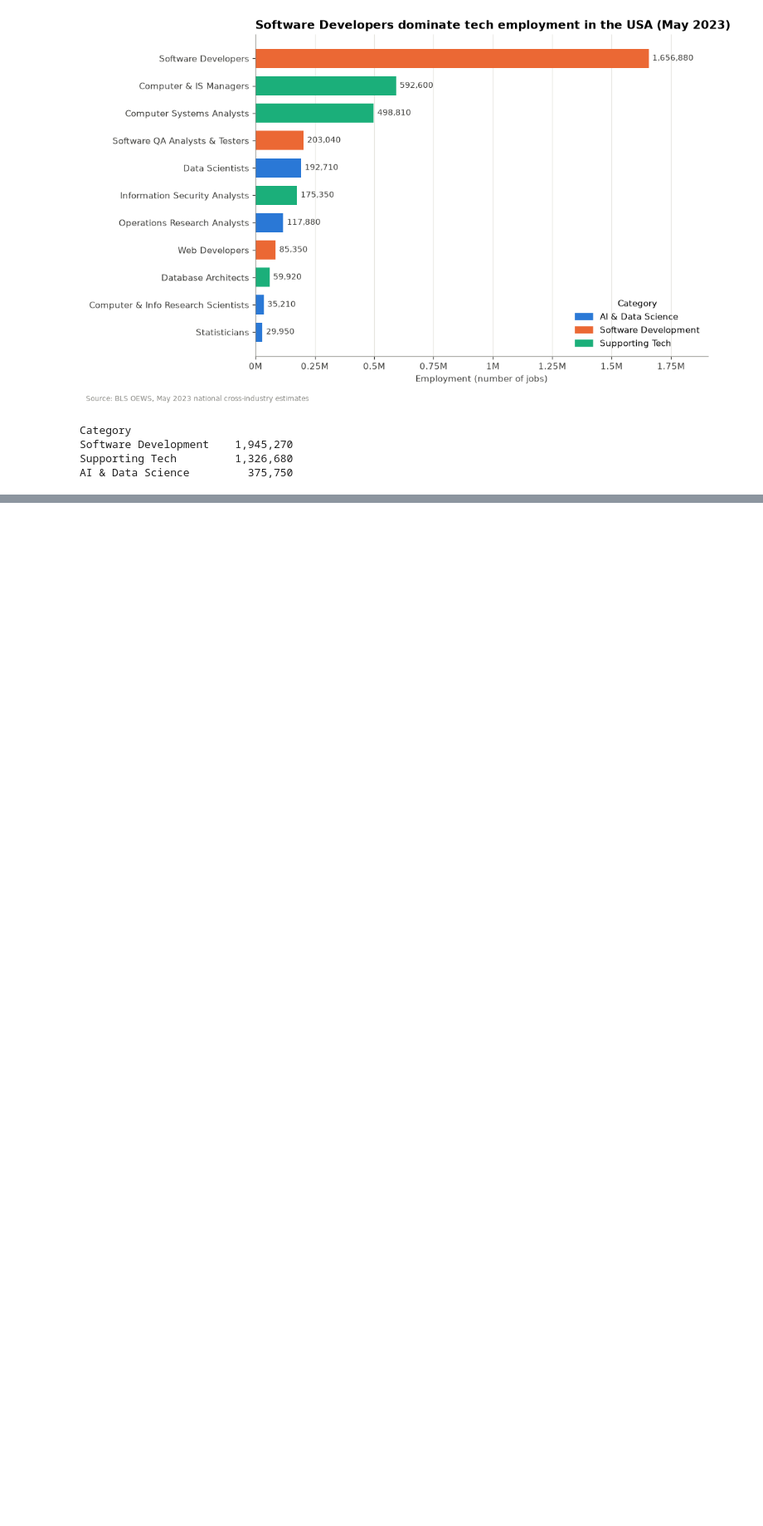
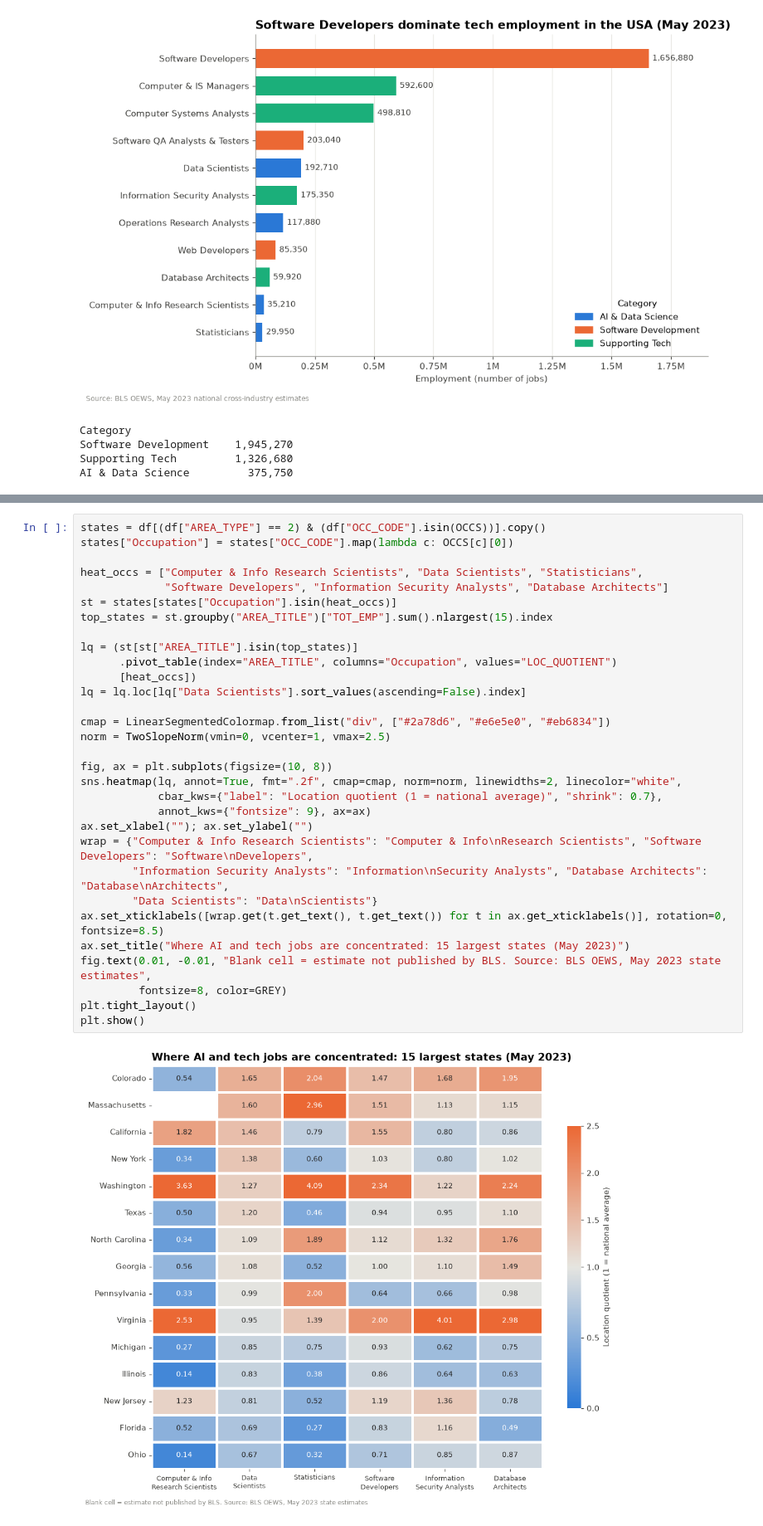
Before and after one commit to lucascardeal25/CA1-DVC, a Jupyter notebook: CA1_dvc.ipynb, the cells around one changed output, grey strips where cells are left out. Shown at 83% size. Cells and saved outputs as stored; diff of their text form; blank space fills up the shorter version.

```diff
--- a/CA1_dvc.ipynb
+++ b/CA1_dvc.ipynb
@@ -200,0 +256,33 @@ AI & Data Science         375,750
+# %%
+states = df[(df["AREA_TYPE"] == 2) & (df["OCC_CODE"].isin(OCCS))].copy()
+states["Occupation"] = states["OCC_CODE"].map(lambda c: OCCS[c][0])
+
+heat_occs = ["Computer & Info Research Scientists", "Data Scientists", "Statisticians",
+             "Software Developers", "Information Security Analysts", "Database Architects"]
+st = states[states["Occupation"].isin(heat_occs)]
+top_states = st.groupby("AREA_TITLE")["TOT_EMP"].sum().nlargest(15).index
+
+lq = (st[st["AREA_TITLE"].isin(top_states)]
+      .pivot_table(index="AREA_TITLE", columns="Occupation", values="LOC_QUOTIENT")
+      [heat_occs])
+lq = lq.loc[lq["Data Scientists"].sort_values(ascending=False).index]
+
+cmap = LinearSegmentedColormap.from_list("div", ["#2a78d6", "#e6e5e0", "#eb6834"])
+norm = TwoSlopeNorm(vmin=0, vcenter=1, vmax=2.5)
+
+fig, ax = plt.subplots(figsize=(10, 8))
+sns.heatmap(lq, annot=True, fmt=".2f", cmap=cmap, norm=norm, linewidths=2, linecolor="white",
+            cbar_kws={"label": "Location quotient (1 = national average)", "shrink": 0.7},
+            annot_kws={"fontsize": 9}, ax=ax)
+ax.set_xlabel(""); ax.set_ylabel("")
+wrap = {"Computer & Info Research Scientists": "Computer & Info\nResearch Scientists", "Software Developers": "Software\nDevelopers",
+        "Information Security Analysts": "Information\nSecurity Analysts", "Database Architects": "Database\nArchitects",
+        "Data Scientists": "Data\nScientists"}
+ax.set_xticklabels([wrap.get(t.get_text(), t.get_text()) for t in ax.get_xticklabels()], rotation=0, fontsize=8.5)
+ax.set_title("Where AI and tech jobs are concentrated: 15 largest states (May 2023)")
+fig.text(0.01, -0.01, "Blank cell = estimate not published by BLS. Source: BLS OEWS, May 2023 state estimates",
+         fontsize=8, color=GREY)
+plt.tight_layout()
+plt.show()
+# %% [output]
+[figure, added]
```
Also changed, not shown: parts of 5 cells of this notebook.
